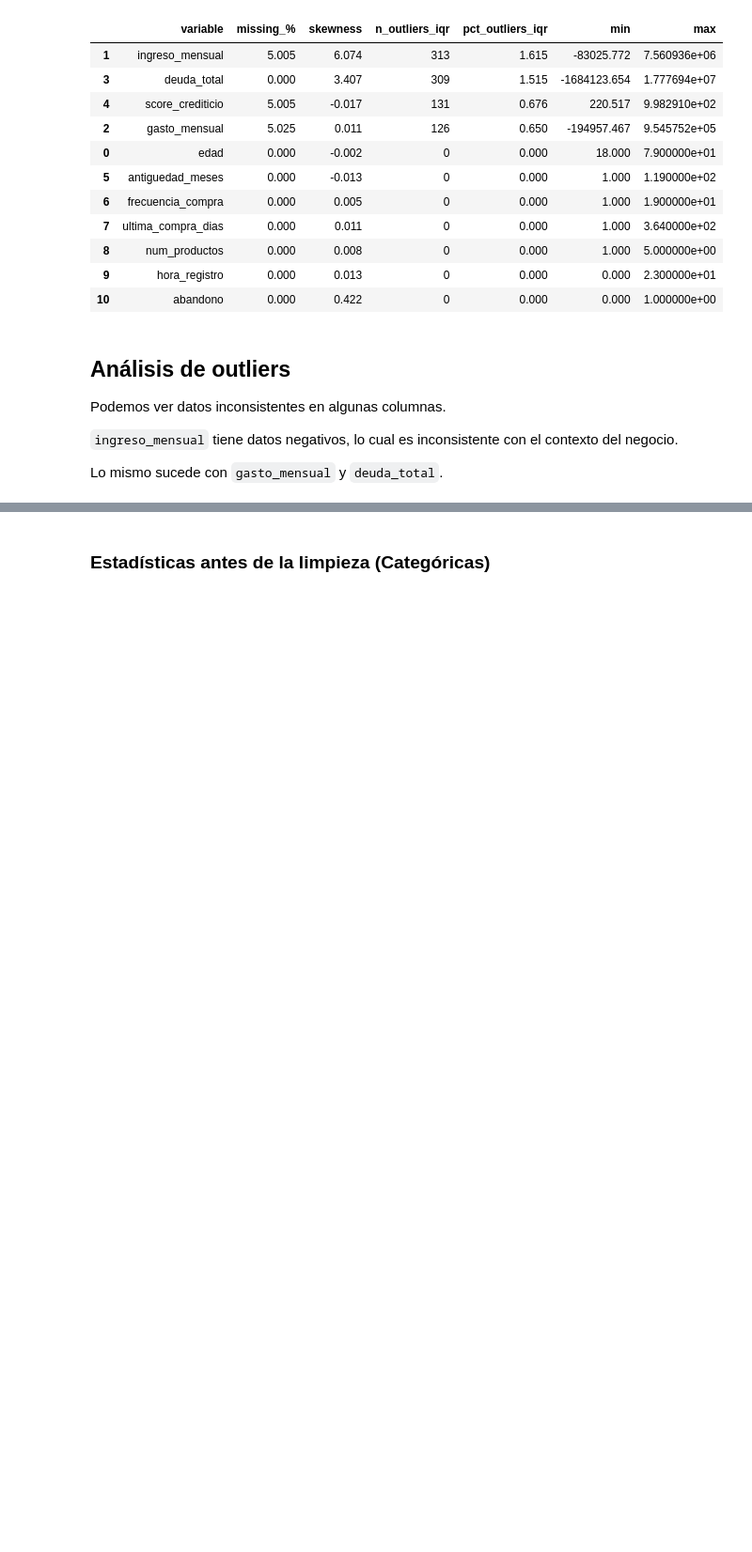
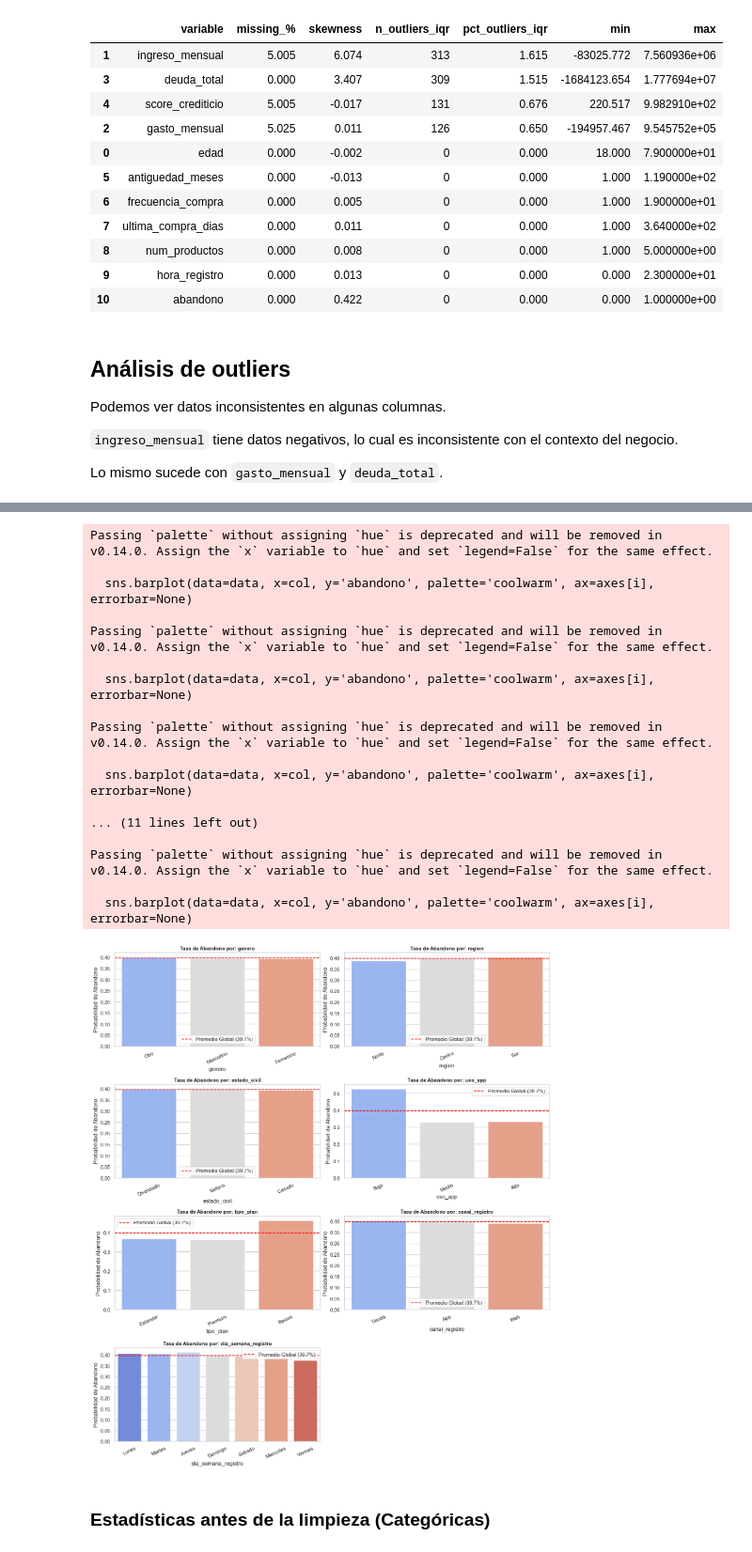
Before and after one commit to francarrascoo/Programacion-para-la-ciencia-de-datos, a Jupyter notebook: notebooks/notebook.ipynb, the cells around one changed output, grey strips where cells are left out. Shown at 94% size. Drawn from its saved outputs; the diff is of its cells as text; code cells hidden in the pictures; blank space fills up the shorter version.

```diff
--- a/notebooks/notebook.ipynb
+++ b/notebooks/notebook.ipynb
@@ -270,3 +372,47 @@ plt.show()
+# %%
+# Tasa media de abandono general para usar de referencia (línea base)
+tasa_abandono_global = data['abandono'].mean()
+
+fig, axes = plt.subplots(n_rows_cat, n_cols_cat, figsize=(14, 4 * n_rows_cat))
+axes = axes.flatten()
+
+for i, col in enumerate(cat_cols):
+    # Gráfico de barras mostrando el % de abandono por cada categoría
+    sns.barplot(data=data, x=col, y='abandono', palette='coolwarm', ax=axes[i], errorbar=None)
+
+    # Añadimos una línea horizontal con el promedio global de abandono
+    axes[i].axhline(tasa_abandono_global, color='red', linestyle='--', label=f'Promedio Global ({tasa_abandono_global*100:.1f}%)')
+
+    axes[i].set_title(f"Tasa de Abandono por: {col}", fontsize=11, fontweight='bold')
+    axes[i].set_ylabel("Probabilidad de Abandono")
+    axes[i].tick_params(axis='x', rotation=25)
+    axes[i].legend()
+
+for j in range(i + 1, len(axes)):
+    axes[j].axis('off')
+
+plt.tight_layout()
+guardar_figura(fig, "tasa_abandono_vs_categoricas")
+plt.show()
+# %% [output]
+Passing `palette` without assigning `hue` is deprecated and will be removed in v0.14.0. Assign the `x` variable to `hue` and set `legend=False` for the same effect.
+
+  sns.barplot(data=data, x=col, y='abandono', palette='coolwarm', ax=axes[i], errorbar=None)
+
+Passing `palette` without assigning `hue` is deprecated and will be removed in v0.14.0. Assign the `x` variable to `hue` and set `legend=False` for the same effect.
+
+  sns.barplot(data=data, x=col, y='abandono', palette='coolwarm', ax=axes[i], errorbar=None)
+
+Passing `palette` without assigning `hue` is deprecated and will be removed in v0.14.0. Assign the `x` variable to `hue` and set `legend=False` for the same effect.
+
+  sns.barplot(data=data, x=col, y='abandono', palette='coolwarm', ax=axes[i], errorbar=None)
+
+... (11 lines left out)
+
+Passing `palette` without assigning `hue` is deprecated and will be removed in v0.14.0. Assign the `x` variable to `hue` and set `legend=False` for the same effect.
+
+  sns.barplot(data=data, x=col, y='abandono', palette='coolwarm', ax=axes[i], errorbar=None)
+[figure, added]
 # %% [markdown]
 ### Estadísticas antes de la limpieza (Categóricas)
 # %%
```
Also changed, not shown: parts of 20 cells of this notebook, 20 other files.
